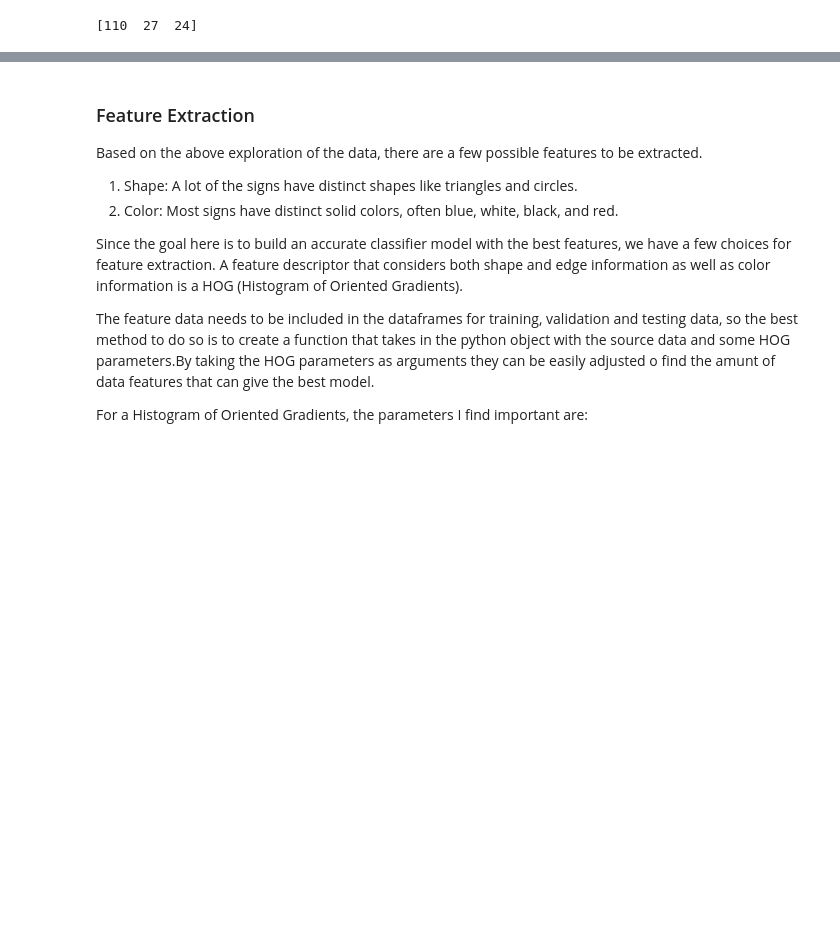
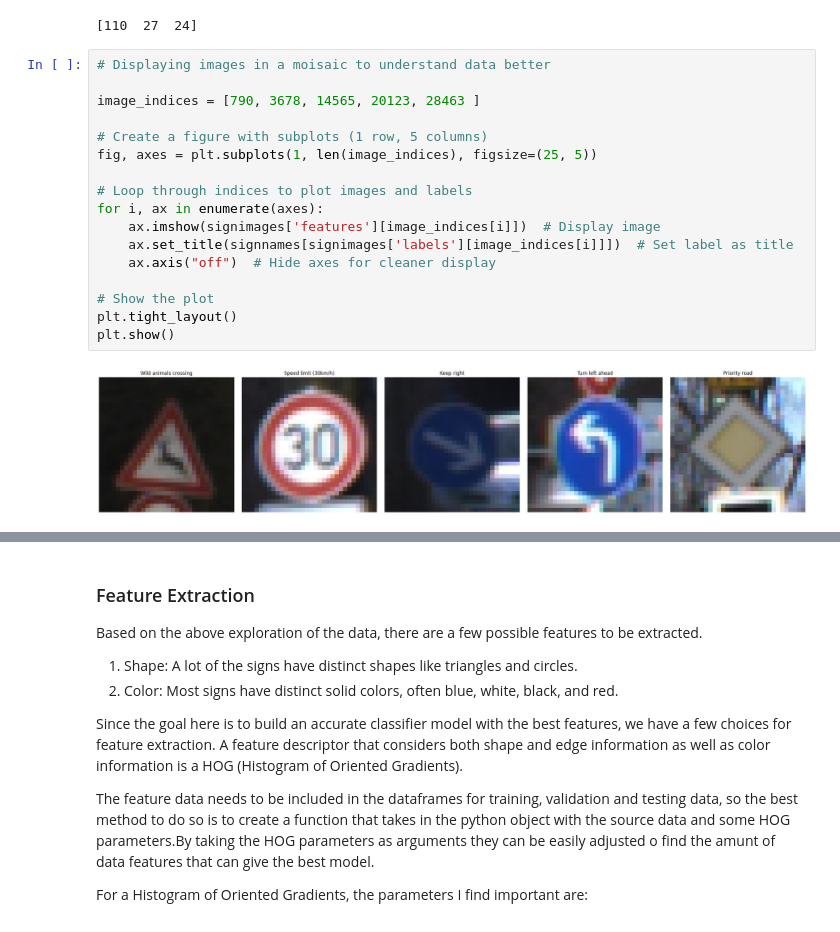
Before and after one commit to ishaibrahim/Traffic-Sign-Classification, a Jupyter notebook: traffic_signs.ipynb, the cells around one changed output, grey strips where cells are left out. Saved outputs shown, nothing was run; the diff lists cells and outputs as text; blank space fills up the shorter version.

```diff
--- a/traffic_signs.ipynb
+++ b/traffic_signs.ipynb
@@ -91,3 +107,22 @@ The image shows a General caution sign.
 print(signimages['features'][inx][27][5])
 # %% [output]
 [110  27  24]
+# %%
+# Displaying images in a moisaic to understand data better
+
+image_indices = [790, 3678, 14565, 20123, 28463 ]
+
+# Create a figure with subplots (1 row, 5 columns)
+fig, axes = plt.subplots(1, len(image_indices), figsize=(25, 5))
+
+# Loop through indices to plot images and labels
+for i, ax in enumerate(axes):
+    ax.imshow(signimages['features'][image_indices[i]])  # Display image
+    ax.set_title(signnames[signimages['labels'][image_indices[i]]])  # Set label as title
+    ax.axis("off")  # Hide axes for cleaner display
+
+# Show the plot
+plt.tight_layout()
+plt.show()
+# %% [output]
+[figure, added]
```
Also changed, not shown: parts of 8 cells of this notebook.
